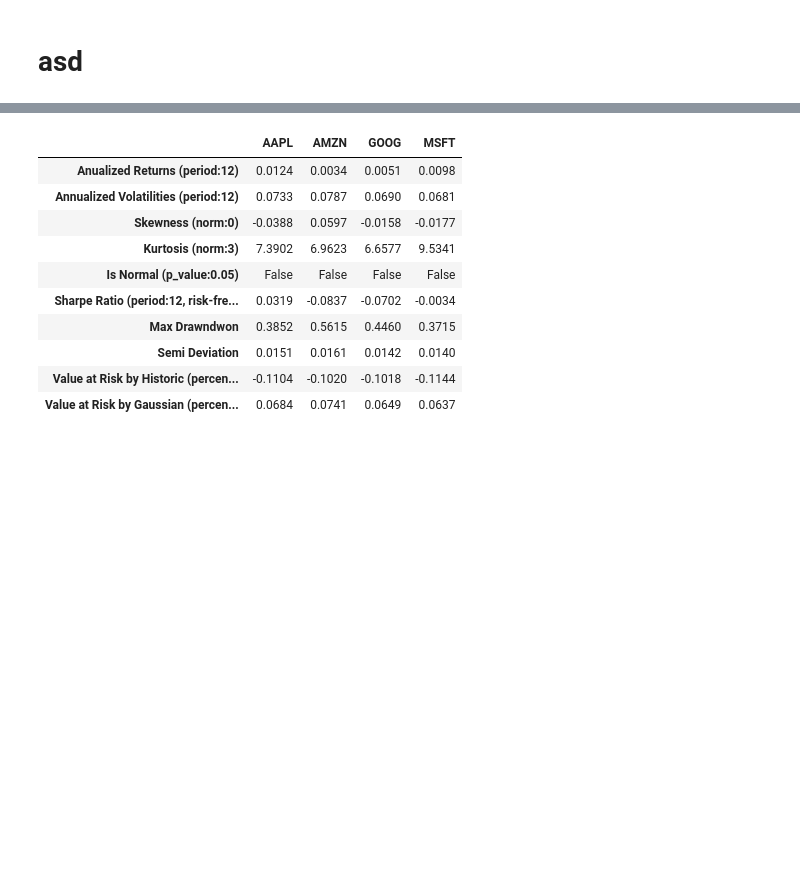
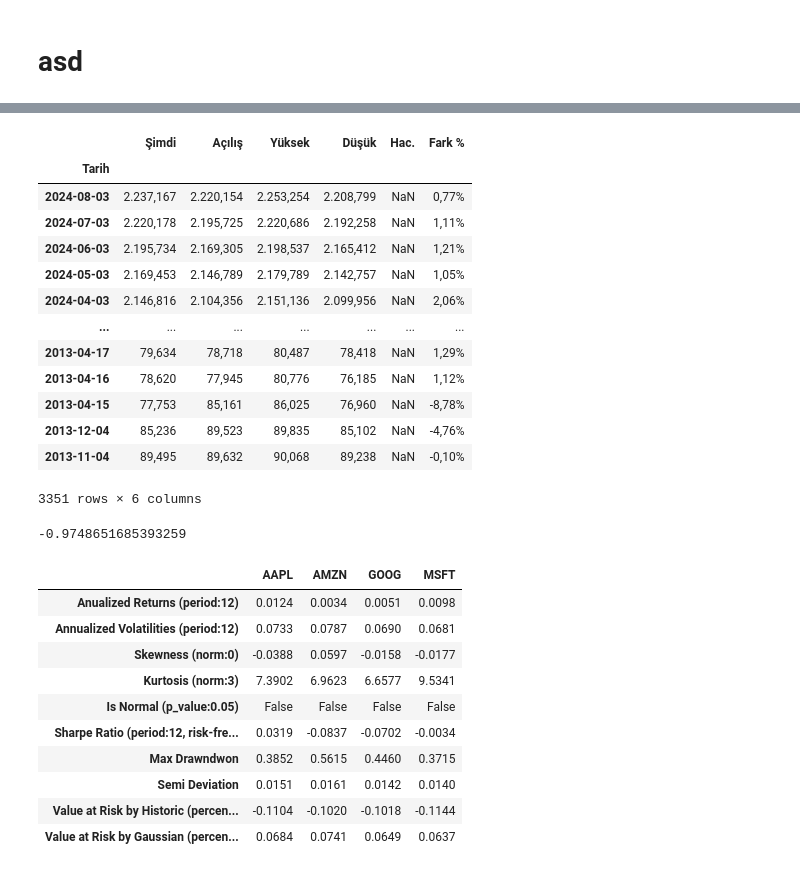
Before and after one commit to erenkotar/PORTFOLIO-OPTIMIZATION-with-REINFORCEMENT-LEARNING, a Jupyter notebook: app/analyze.ipynb, the cells around one changed output, grey strips where cells are left out. Cells and saved outputs as stored; diff of their text form; code cells hidden in the pictures; blank space fills up the shorter version.

```diff
--- a/app/analyze.ipynb
+++ b/app/analyze.ipynb
@@ -422,3 +540,24 @@ fig.show()
+# %%
+gold_df
+# %% [output]
+|  | Şimdi | Açılış | Yüksek | Düşük | Hac. | Fark % |
+| Tarih |  |  |  |  |  |  |
+| 2024-08-03 | 2.237,167 | 2.220,154 | 2.253,254 | 2.208,799 | NaN | 0,77% |
+| 2024-07-03 | 2.220,178 | 2.195,725 | 2.220,686 | 2.192,258 | NaN | 1,11% |
+| 2024-06-03 | 2.195,734 | 2.169,305 | 2.198,537 | 2.165,412 | NaN | 1,21% |
+| 2024-05-03 | 2.169,453 | 2.146,789 | 2.179,789 | 2.142,757 | NaN | 1,05% |
+| 2024-04-03 | 2.146,816 | 2.104,356 | 2.151,136 | 2.099,956 | NaN | 2,06% |
+| ... | ... | ... | ... | ... | ... | ... |
+| 2013-04-17 | 79,634 | 78,718 | 80,487 | 78,418 | NaN | 1,29% |
+| 2013-04-16 | 78,620 | 77,945 | 80,776 | 76,185 | NaN | 1,12% |
+| 2013-04-15 | 77,753 | 85,161 | 86,025 | 76,960 | NaN | -8,78% |
+| 2013-12-04 | 85,236 | 89,523 | 89,835 | 85,102 | NaN | -4,76% |
+| 2013-11-04 | 89,495 | 89,632 | 90,068 | 89,238 | NaN | -0,10% |
+3351 rows × 6 columns
+# %%
+(2.237	 -  89	) / 89
+# %% [output]
+-0.9748651685393259
 # %%
 tm.conduct_all_analysis(period=12, level=0.05, rfree_rate=0.01, modified=False)
 # %% [output]
```
Also changed, not shown: parts of 19 cells of this notebook.
